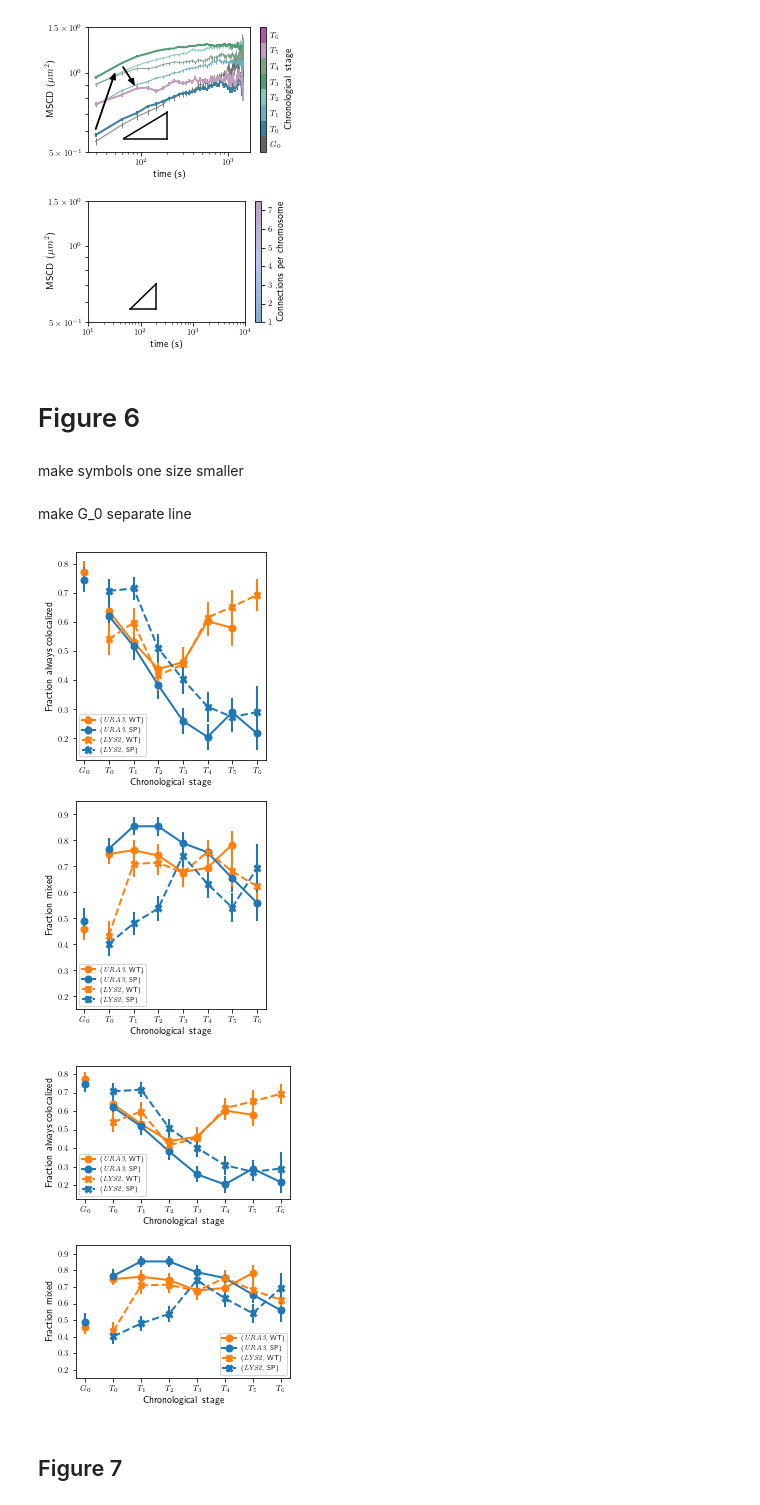
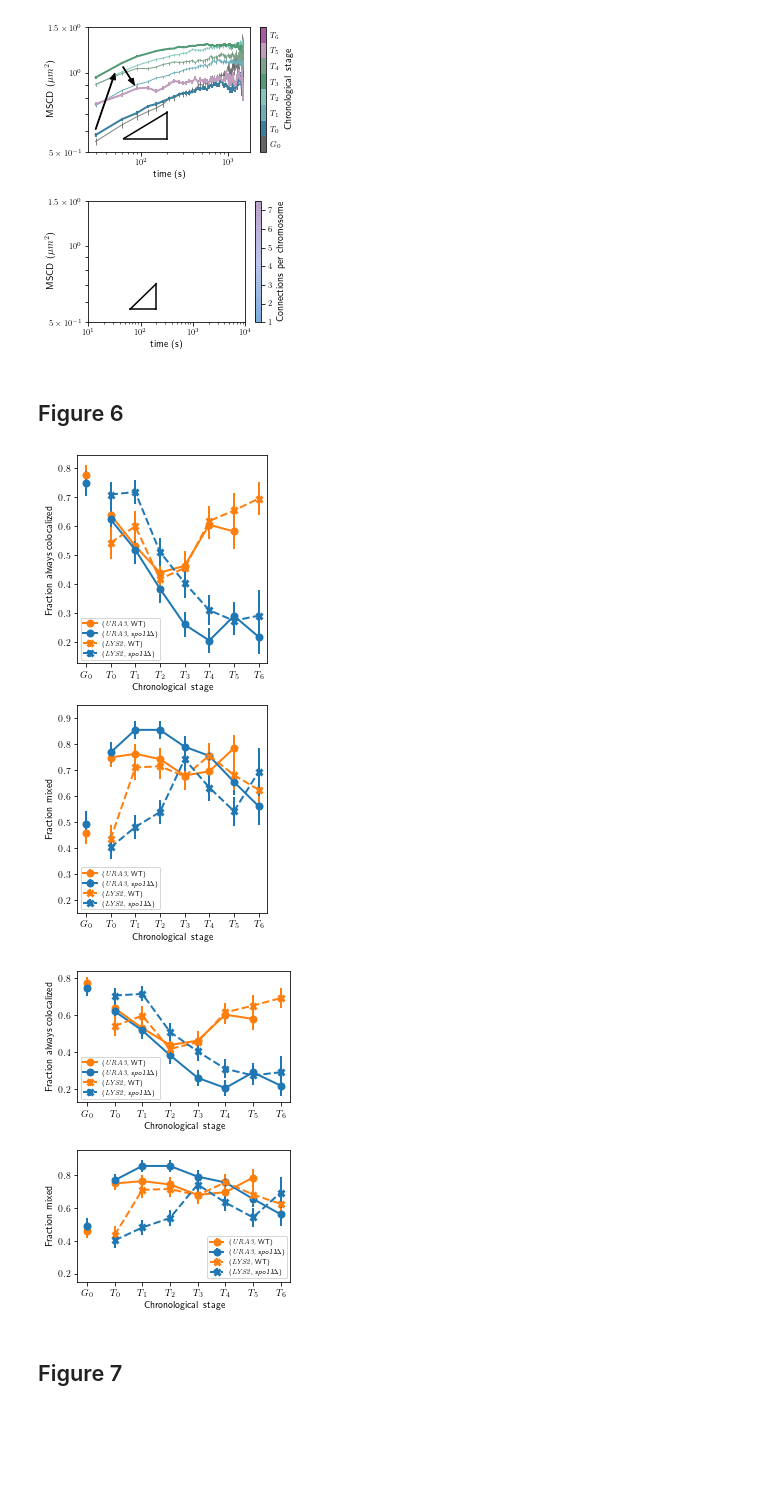
Before and after one commit to brunobeltran/multi_locus_analysis, a Jupyter notebook: doc/source/pnas-figures.ipynb, the cells around one changed output. Drawn from its saved outputs; the diff is of its cells as text; code cells hidden in the pictures; blank space fills up the shorter version.

```diff
--- a/doc/source/pnas-figures.ipynb
+++ b/doc/source/pnas-figures.ipynb
@@ -61,8 +69,10 @@ content_width = 7.518  # in, including line numbers, etc
 page_width = 8.5  # 8.5 x 11in format
 golden_ratio = (1 + np.sqrt(5))/2
 mpl.rcParams['font.size'] = 8.0  # PNAS declares 9pt default text but uses ~8pt, with ~6pt captions
-mpl.rcParams['xtick.labelsize'] = 'medium'  # default : medium
-mpl.rcParams['ytick.labelsize'] = 'medium'  #
+mpl.rcParams['xtick.labelsize'] = 'large'  # default : medium
+mpl.rcParams['ytick.labelsize'] = 'large'  #
 mpl.rcParams['axes.titlesize'] = 'x-large'  # default : large,
 mpl.rcParams['axes.labelsize'] = 'large'  # default : medium
 mpl.rcParams['text.usetex'] = True
+mpl.rcParams['font.serif'] = 'Fira Sans'
+mpl.rcParams['font.family'] = 'sans-serif'
@@ -189,4 +225,22 @@ long_listed_cmap
 # %%
+def generate_example_cell(mu, chr_size=chrv_size_effective_um):
+    return np.sort(chr_size*np.random.random_sample(size=np.random.poisson(lam=mu)))
+
+def model_mscd(t, linkages, label_loc=location_ura_effective_um, chr_size=chrv_size_effective_um,
+               nuc_radius=sim_nuc_radius_um, b=kuhn_length, D=sim_D, num_modes=10000):
+    if len(linkages) == 0:
+        return rouse.linear_mid_msd(t, b, chr_size, 2*D, num_modes)
+    i = np.searchsorted(linkages, label_loc)
+    if i == 0:
+        mscd_func = rouse.linear_mscd
+        Ndel = linkages[0] - label_loc
+        N = 2*linkages[0]
+    elif i == len(linkages):
+        mscd_func = rouse.linear_mscd
+        Ndel = label_loc - linkages[-1]
+        N = 2*(chr_size - linkages[-1])
+    return mscd_func(t, D=D, Ndel=Ndel, N=N, b=b, num_modes=num_modes)
+
 def plot_fracs_small(fracs, ax=None):
     strains = ['URA3', 'LYS2']
     genotypes = ['WT', 'SP']
@@ -210,6 +264,7 @@ def plot_fracs_small(fracs, ax=None):
 
             if ax is None:
                 ax = plt
+            genotype = genotype if genotype == 'WT' else r'$\textit{spo11}\Delta{}$'
             ax.errorbar(data['t'], data['mean'], data['std']/np.sqrt(data['cell_count']),
                          linestyle=linestyle, c=c, linewidth=1,
                          markersize=markersize, markeredgewidth=markeredgewidth,
@@ -240,6 +295,7 @@ def plot_fracs_large(fracs, ax=None):
 #             c = 'k' if strain == 'URA3' else 'r'
             markersize = 6  # if strain == 'LYS2' else 4
             markeredgewidth = 3 if strain == 'LYS2' else 2
+            genotype = genotype if genotype == 'WT' else r'$\textit{spo11}\Delta{}$'
 
             if ax is None:
                 ax = plt
@@ -576,7 +645,7 @@ plt.savefig('/home/bbeltr1/developer/multi_locus_analysis/doc/source/pnas_data/F
 [figure]
 [figure]
 # %% [markdown]
-# Figure 6
+## Figure 6
 # %%
 def fig6a(ax):
     pair_fracs = (df_flat['foci'] == 'pair').groupby(burgess.condition_cols).agg(['mean', 'std', 'count'])
@@ -598,19 +667,15 @@ def fig6b(ax):
     ax.set_ylabel('Fraction mixed')
     ax.set_ylim([0.15, 0.95])
     return ax
-# %% [markdown]
-make symbols one size smaller
-# %% [markdown]
-make G_0 separate line
 # %%
-fig6ab, fig6ab_heights = bplt.make_at_aspect([fig4d, fig4e], [1/golden_ratio, 1/golden_ratio], col_width,
+fig6ab, fig6ab_heights = bplt.make_at_aspect([fig6a, fig6b], [1/golden_ratio, 1/golden_ratio], col_width,
         tight_width='bbox', hspace=0.15, halign=['full', 'min_axis_width'],
         is_ratio=True)
-plt.savefig('/home/bbeltr1/developer/multi_locus_analysis/doc/source/pnas_data/Fig6.pdf')
-plt.savefig('/home/bbeltr1/developer/multi_locus_analysis/doc/source/pnas_data/Fig6.pdf')
+plt.savefig('/home/bbeltr1/developer/multi_locus_analysis/doc/source/pnas_data/Fig6ab.svg')
+plt.savefig('/home/bbeltr1/developer/multi_locus_analysis/doc/source/pnas_data/Fig6ab.pdf')
 # %% [output]
-[figure, old version]
+[figure, new version]
-[figure, old version]
+[figure, new version]
 # %% [markdown]
 ## Figure 7
 # %% [markdown]
```
Also changed, not shown: parts of 32 cells of this notebook, 23 other files.
